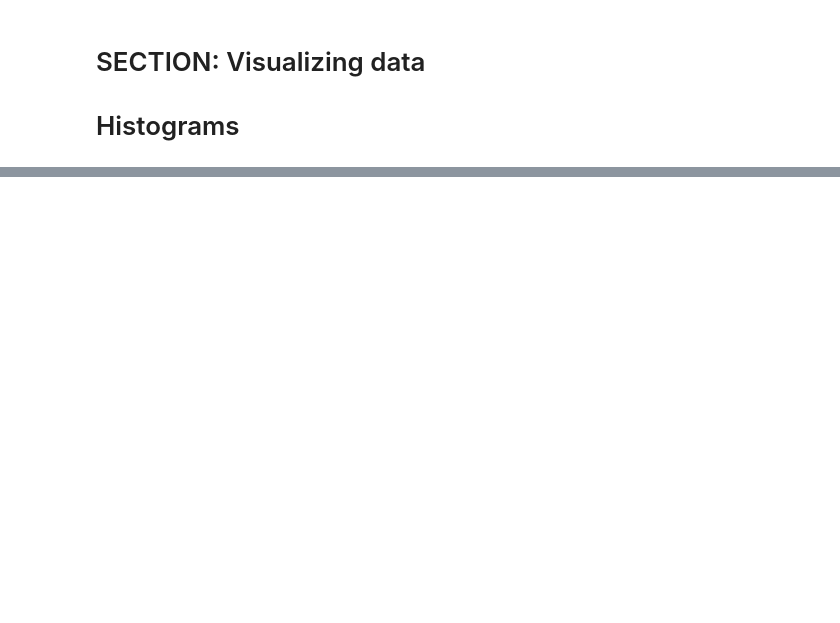
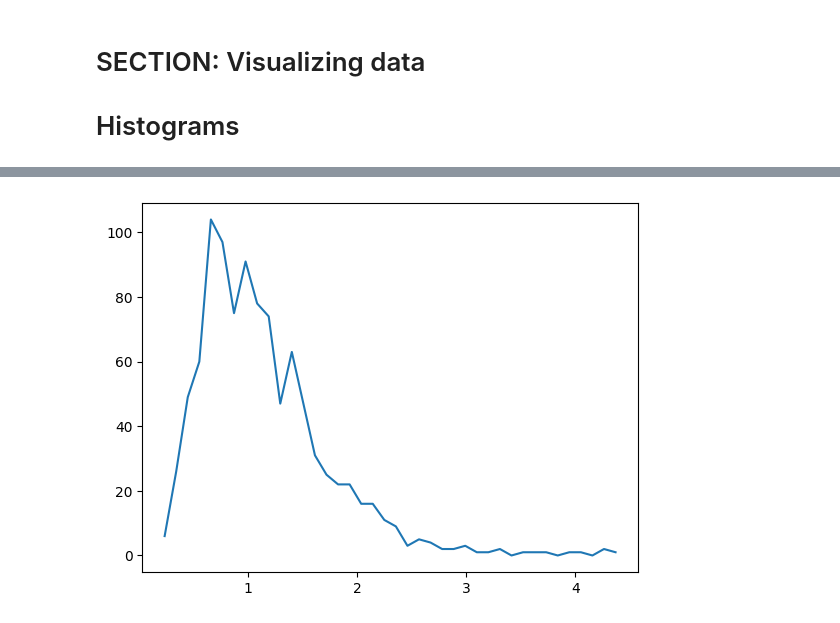
Before and after one commit to SiracencoSerghei/Statistics_and_ML, a Jupyter notebook: visualization/stats_visualizing_histogram.ipynb, the cells around one changed output, grey strips where cells are left out. Saved outputs shown, nothing was run; the diff lists cells and outputs as text; code cells hidden in the pictures; blank space fills up the shorter version.

```diff
--- a/visualization/stats_visualizing_histogram.ipynb
+++ b/visualization/stats_visualizing_histogram.ipynb
@@ -38,0 +95,6 @@ plt.show()
+# %%
+bin_centers = (bin_edges[1:] + bin_edges[:-1])/2
+plt.plot(bin_centers, counts)
+plt.show()
+# %% [output]
+[figure, added]
```
Also changed, not shown: parts of 7 cells of this notebook.
